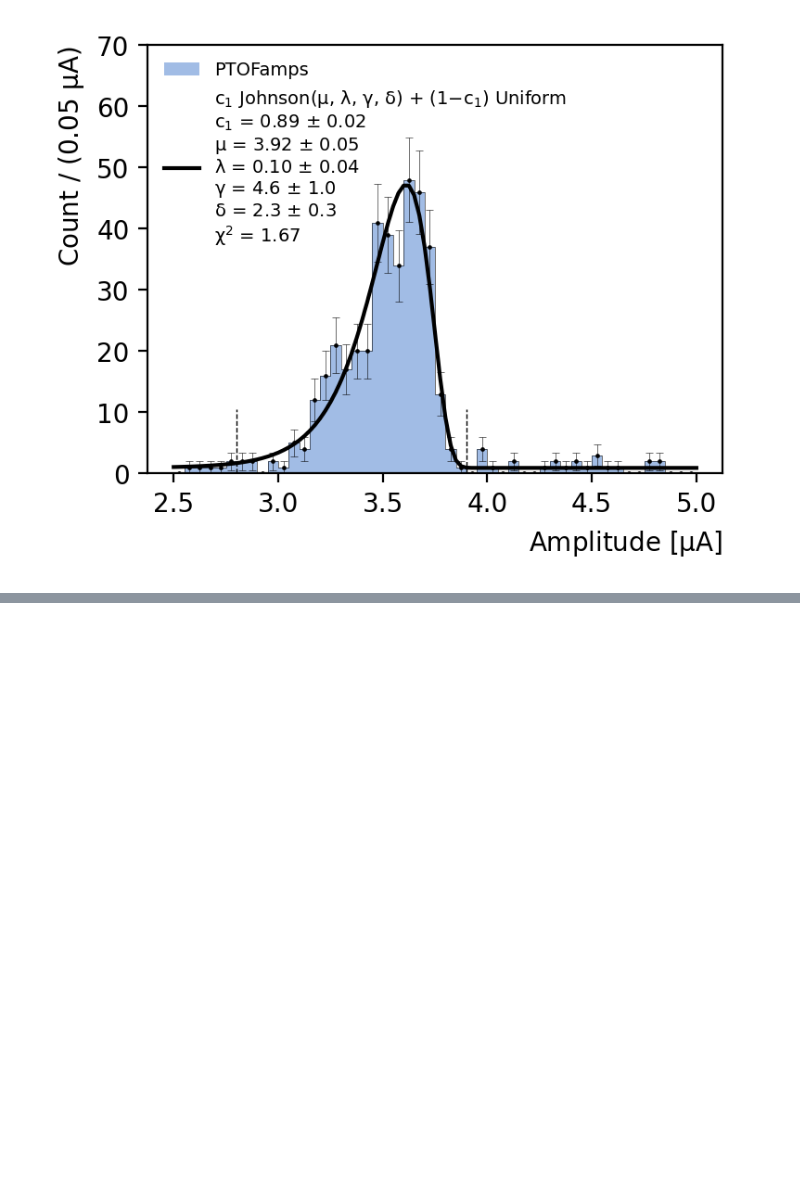
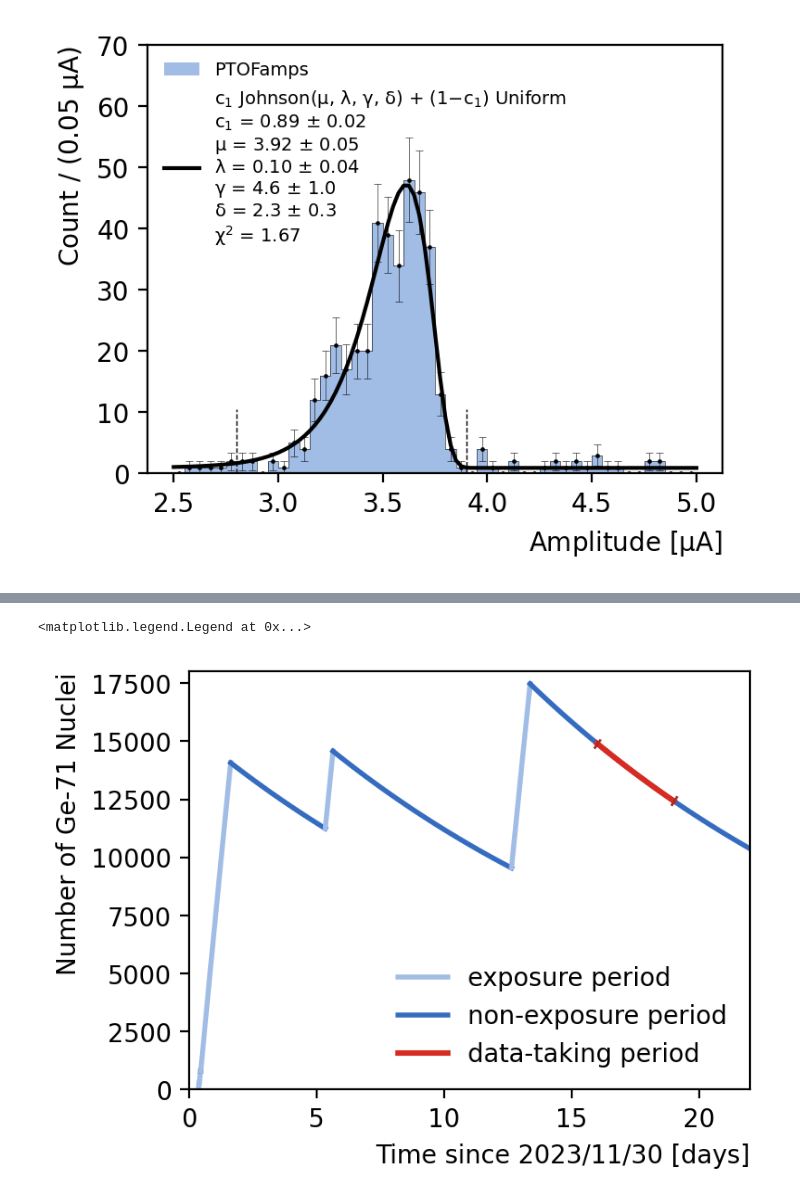
Before and after one commit to perry5334/CDMS, a Jupyter notebook: notebooks/CUTE/Ge71_Lines/Ge71_Activation_Lines_Data.ipynb, the cells around one changed output, grey strips where cells are left out. Cells and saved outputs as stored; diff of their text form; code cells hidden in the pictures; blank space fills up the shorter version.

```diff
--- a/notebooks/CUTE/Ge71_Lines/Ge71_Activation_Lines_Data.ipynb
+++ b/notebooks/CUTE/Ge71_Lines/Ge71_Activation_Lines_Data.ipynb
@@ -376,0 +389,14 @@ plt.ylim(0, 70)
+# %%
+activity    = 37000                                                # activity of Cf252 at reference time; given in Hz
+t_ref       = datetime.datetime(2020, 3, 15, 00, 0).timestamp()    # reference time of nominal activity; Unix time
+sf_prob     = 0.031                                                # spontaneous fission probability
+n_per_sf    = 3.7                                                  # neutrons emitted per spontaneous fission
+activ_per_n = 8491e-8                                              # Ge activations per neutron emitted; found using sourcesim w/ CUTE geometry
+
+# rate of Ge activation during exposure
+GeActivRate = activity * sf_prob * n_per_sf * activ_per_n # activations / second
+# %%
+# find total activations with N = int[ A exp( -lambda_Cf252 (t + t0) ) * exp(-lambda_Ge71 (T - t) ) ] dt + N0 exp(-lambda_Ge71 T)
+def integrate_activations(N, T, t0):
+    return (GeActivRate / (Cf252_lambda - Ge71_lambda) * ( np.exp(- Cf252_lambda * t0 - Ge71_lambda * T) - np.exp(-Cf252_lambda * (T + t0)) ) +
+            N * np.exp(-Ge71_lambda * T) )
@@ -376,0 +425,49 @@ plt.ylim(0, 70)
+# %%
+# data-taking window
+datataking_start = datetime.datetime(2023, 12, 16, 0, 0, 0).timestamp()
+datataking_end = datetime.datetime(2023, 12, 19, 0, 0, 0).timestamp()
+# %%
+s2day = 1.157e-5
+t_1130 = datetime.datetime(2023, 11, 30, 0, 0, 0).timestamp()
+t_1222 = datetime.datetime(2023, 12, 22, 0, 0, 0).timestamp()
+
+N = 0
+for i in range(5):
+    t0      = exposures[i]['t0']
+    t0_next = exposures[i+1]['t0'] if i != 4 else t_1222
+    dt      = exposures[i]['dt']
+    t       = np.arange(t0, t0 + dt, 1)
+    activ   = integrate_activations(N, t - t0, t0 - t_ref)
+
+    if i == 0:
+        plt.plot((t - t_1130)*s2day, activ, color = 'C0', lw = 2, label = 'exposure period')
+    else:
+        plt.plot((t - t_1130)*s2day, activ, color = 'C0', lw = 2)
+
+    N0 = activ[-1]
+    delta_t = np.linspace(0, t0_next - t[-1], 101)
+
+    if i == 0:
+        plt.plot((t0 + dt + delta_t - t_1130)*s2day, N0 * np.exp(-Ge71_lambda * delta_t), color = 'C2', lw = 2, label = 'non-exposure period')
+    else:
+        plt.plot((t0 + dt + delta_t - t_1130)*s2day, N0 * np.exp(-Ge71_lambda * delta_t), color = 'C2', lw = 2)
+    N = N0 * np.exp(-Ge71_lambda * delta_t)[-1]
+
+    if i == 4:
+
+        datataking_t = np.linspace(datataking_start - t_1130, datataking_end - t_1130, 100)*s2day
+        datataking_N = np.interp(datataking_t, (t0 + dt + delta_t - t_1130)*s2day, N0 * np.exp(-Ge71_lambda * delta_t))
+
+        plt.plot(datataking_t, datataking_N, color = '#D72B22', lw = 2.2, label = 'data-taking period')
+        plt.scatter([datataking_t[0]], [datataking_N[0]], color = '#AA2B22', s = 20, marker=(2, 0, -35), zorder = 1e3)
+        plt.scatter([datataking_t[-1]], [datataking_N[-1]], color = '#AA2B22', s = 20, marker=(2, 0, -32), zorder = 1e3)
+
+
+plt.ylim(0, 18000)
+plt.xlim(0, (t_1222 - t_1130) * s2day)
+plt.xlabel('Time since 2023/11/30 [days]')
+plt.ylabel('Number of Ge-71 Nuclei')
+plt.legend()
+# %% [output]
+<matplotlib.legend.Legend at 0x...>
+[figure, added]
```
Also changed, not shown: parts of 9 cells of this notebook, 4 other files.
